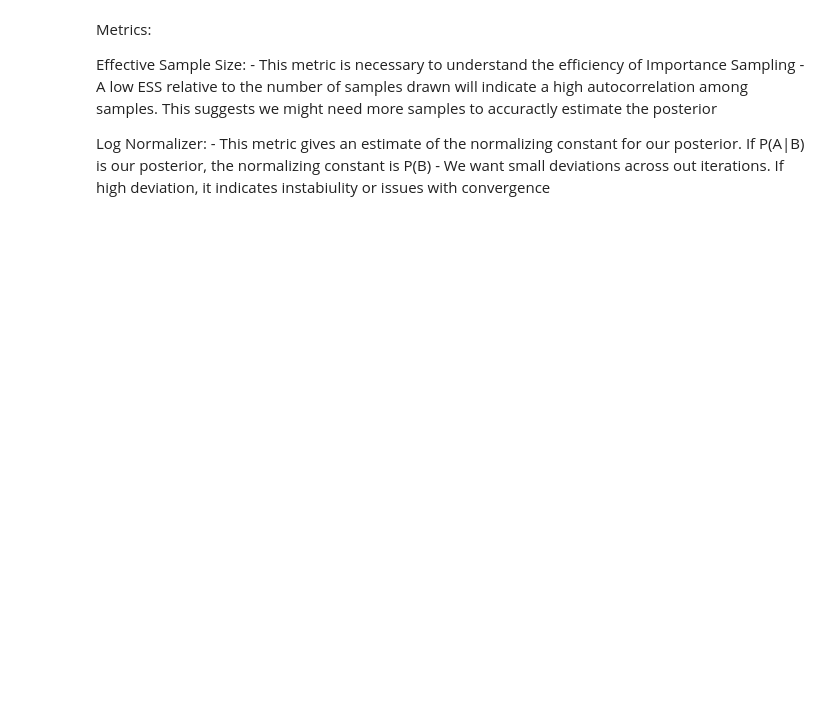
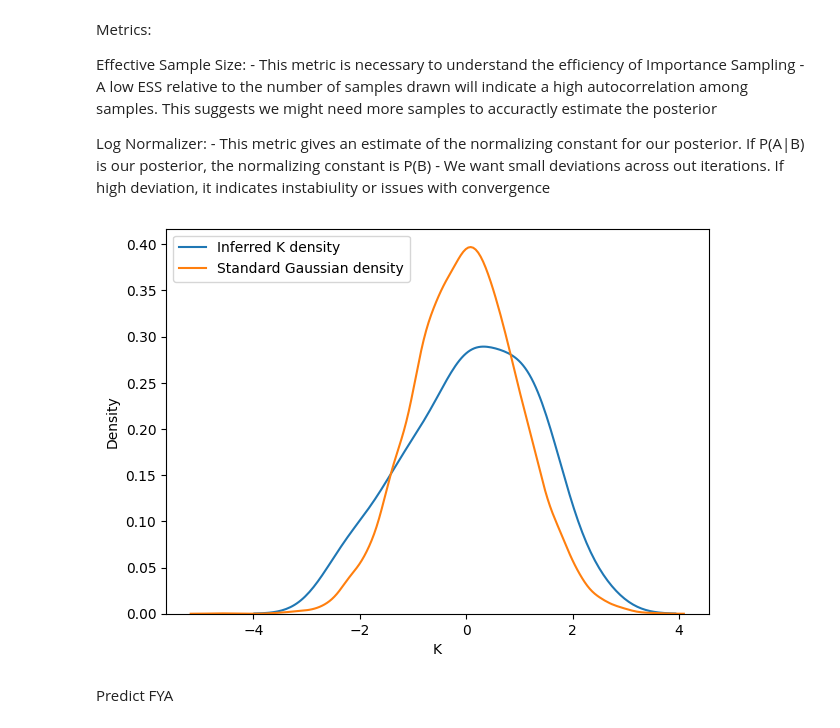
Before and after one commit to kristoffhernan/Fair-ML-Causal-Inference, a Jupyter notebook: scripts/Fair-ML.ipynb, the cells around one changed output. Drawn from its saved outputs; the diff is of its cells as text; code cells hidden in the pictures; blank space fills up the shorter version.

```diff
--- a/scripts/Fair-ML.ipynb
+++ b/scripts/Fair-ML.ipynb
@@ -550,3 +617,14 @@ Effective Sample Size:
 Log Normalizer:
     - This metric gives an estimate of the normalizing constant for our posterior. If P(A|B) is our posterior, the normalizing constant is P(B)
     - We want small deviations across out iterations. If high deviation, it indicates instabiulity or issues with convergence
+# %%
+plt.figure(figsize=(7, 5))
+sns.kdeplot(np.array(K_list_train), label="Inferred K density")
+sns.kdeplot(np.random.randn(10000), label="Standard Gaussian density")
+plt.xlabel("K")
+plt.legend()
+plt.show()
+# %% [output]
+[figure, added]
+# %% [markdown]
+Predict FYA
```
Also changed, not shown: parts of 32 cells of this notebook, 5 other files.
